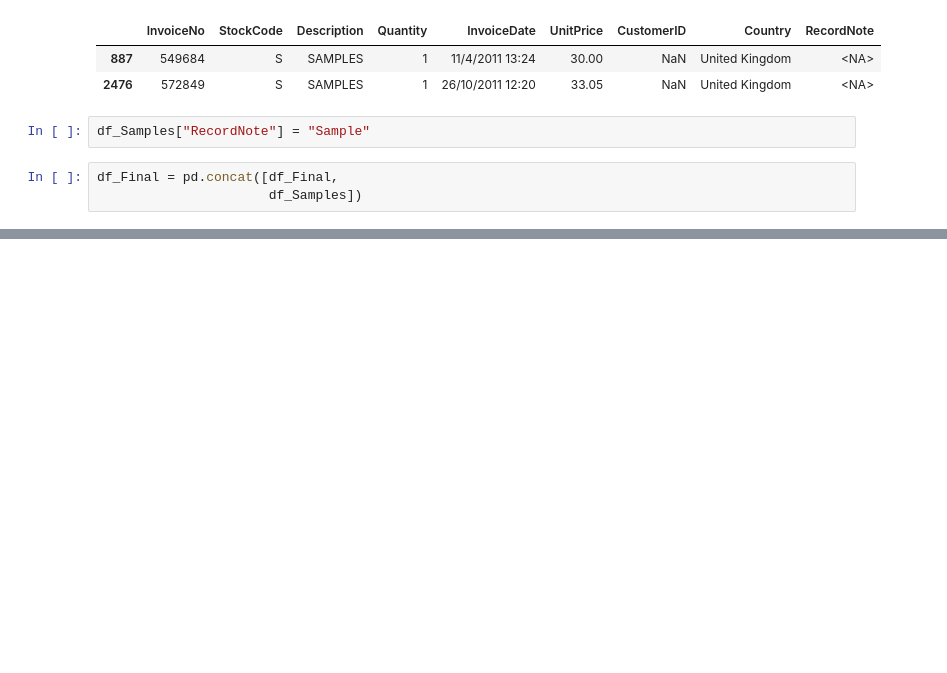
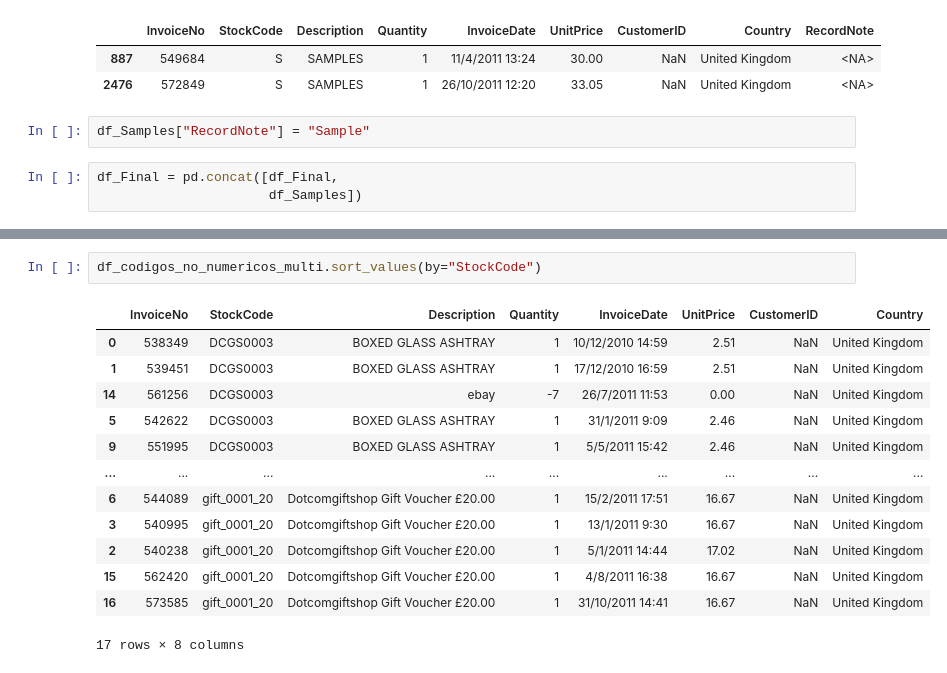
Before and after one commit to Vialesoft/Vialesoft_Devlab, a Jupyter notebook: Mini_Proyectos/ETL_Retail/Python ETL/main.ipynb, the cells around one changed output, grey strips where cells are left out. Cells and saved outputs as stored; diff of their text form; blank space fills up the shorter version.

```diff
--- a/Mini_Proyectos/ETL_Retail/Python ETL/main.ipynb
+++ b/Mini_Proyectos/ETL_Retail/Python ETL/main.ipynb
@@ -1447,0 +1462,16 @@ df_Final = pd.concat([df_Final,
+# %%
+df_codigos_no_numericos_multi.sort_values(by="StockCode")
+# %% [output]
+|  | InvoiceNo | StockCode | Description | Quantity | InvoiceDate | UnitPrice | CustomerID | Country |
+| 0 | 538349 | DCGS0003 | BOXED GLASS ASHTRAY | 1 | 10/12/2010 14:59 | 2.51 | NaN | United Kingdom |
+| 1 | 539451 | DCGS0003 | BOXED GLASS ASHTRAY | 1 | 17/12/2010 16:59 | 2.51 | NaN | United Kingdom |
+| 14 | 561256 | DCGS0003 | ebay | -7 | 26/7/2011 11:53 | 0.00 | NaN | United Kingdom |
+| 5 | 542622 | DCGS0003 | BOXED GLASS ASHTRAY | 1 | 31/1/2011 9:09 | 2.46 | NaN | United Kingdom |
+| 9 | 551995 | DCGS0003 | BOXED GLASS ASHTRAY | 1 | 5/5/2011 15:42 | 2.46 | NaN | United Kingdom |
+| ... | ... | ... | ... | ... | ... | ... | ... | ... |
+| 6 | 544089 | gift_0001_20 | Dotcomgiftshop Gift Voucher £20.00 | 1 | 15/2/2011 17:51 | 16.67 | NaN | United Kingdom |
+| 3 | 540995 | gift_0001_20 | Dotcomgiftshop Gift Voucher £20.00 | 1 | 13/1/2011 9:30 | 16.67 | NaN | United Kingdom |
+| 2 | 540238 | gift_0001_20 | Dotcomgiftshop Gift Voucher £20.00 | 1 | 5/1/2011 14:44 | 17.02 | NaN | United Kingdom |
+| 15 | 562420 | gift_0001_20 | Dotcomgiftshop Gift Voucher £20.00 | 1 | 4/8/2011 16:38 | 16.67 | NaN | United Kingdom |
+| 16 | 573585 | gift_0001_20 | Dotcomgiftshop Gift Voucher £20.00 | 1 | 31/10/2011 14:41 | 16.67 | NaN | United Kingdom |
+17 rows × 8 columns
```
Also changed, not shown: parts of 40 cells of this notebook.
